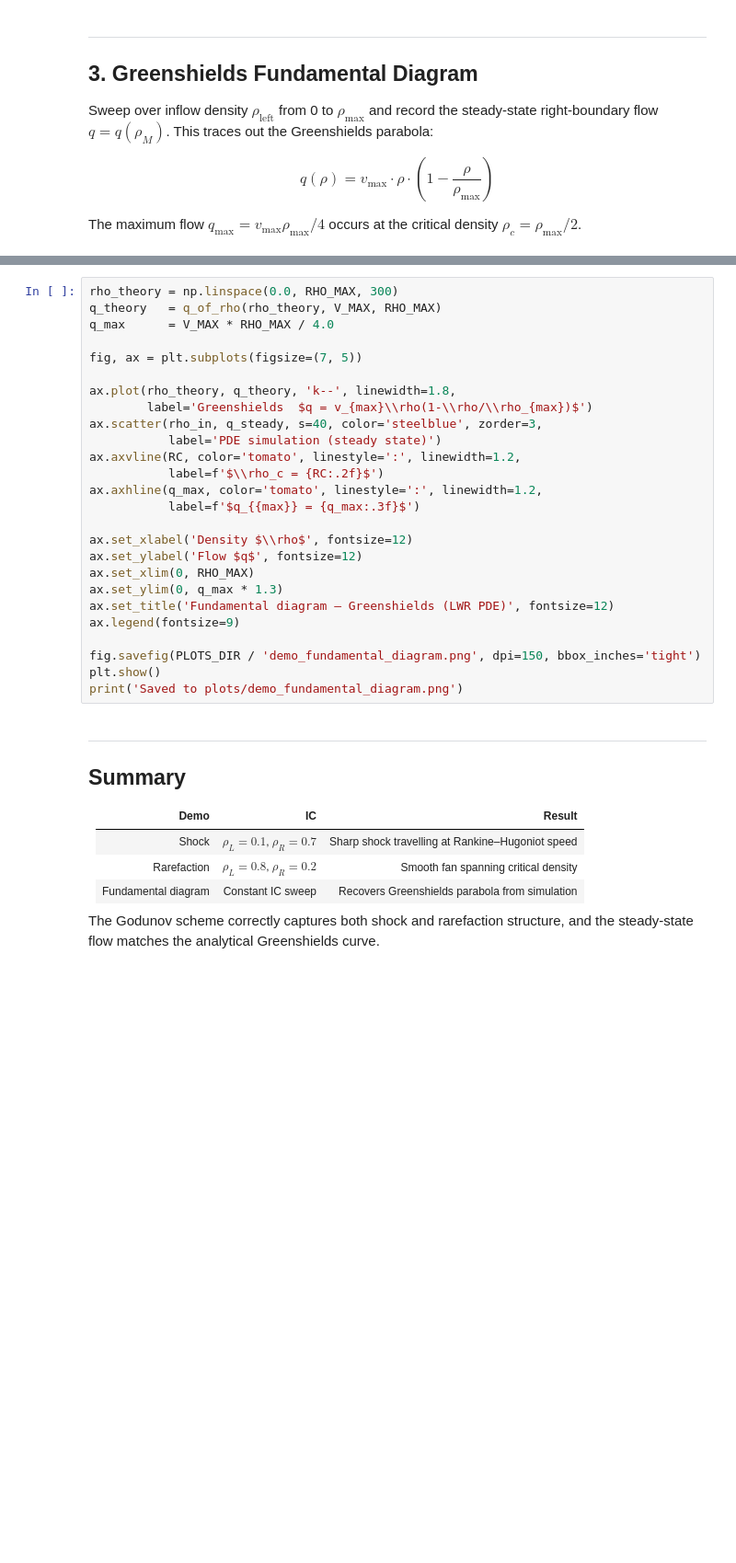
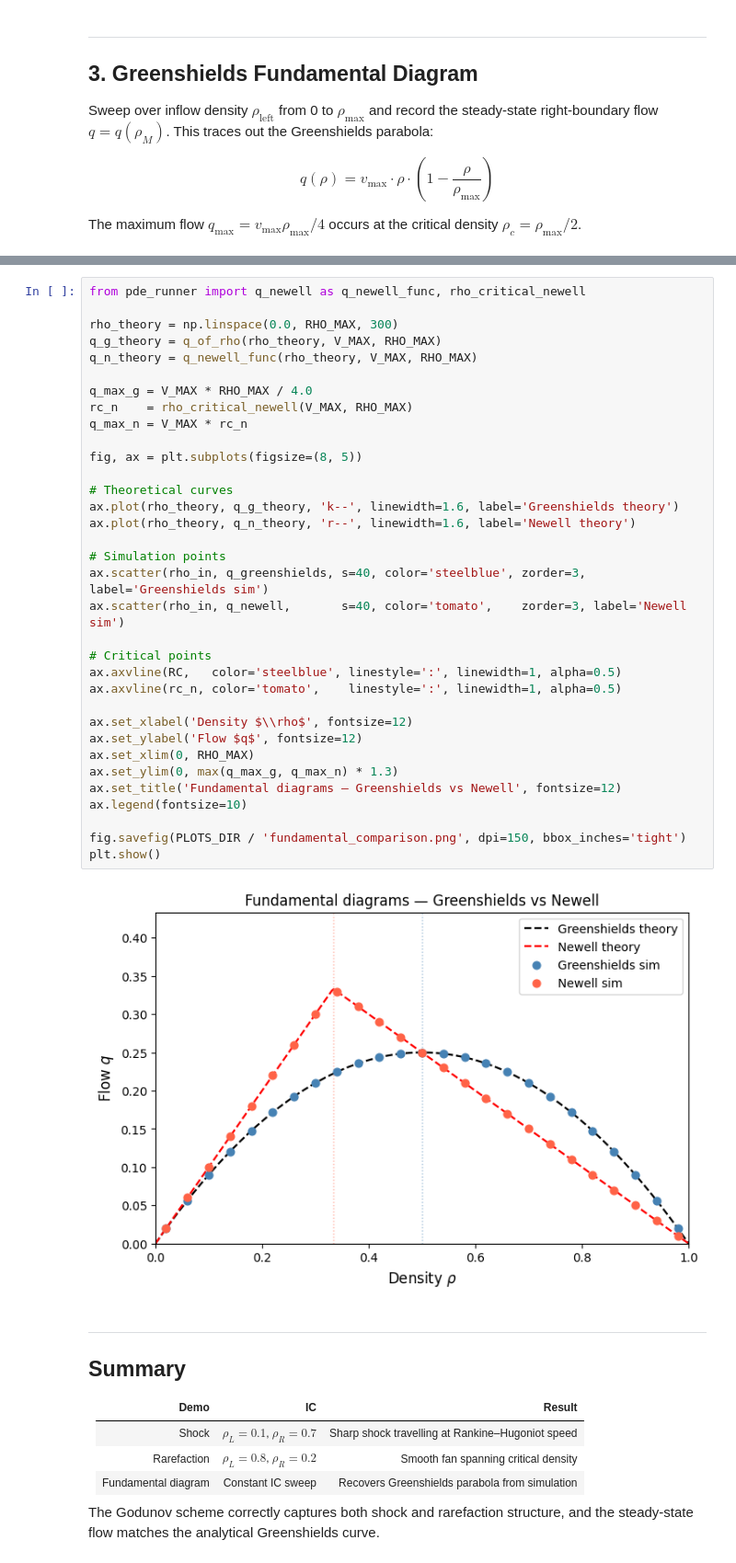
Before and after one commit to JasperA680/PX915, a Jupyter notebook: notebooks/pde_demo_.ipynb, the cells around one changed output, grey strips where cells are left out. Shown at 92% size. Cells and saved outputs as stored; diff of their text form; blank space fills up the shorter version.

Commit message:
Implemented Newell Closure with comparison diagram to Greenshields

```diff
--- a/notebooks/pde_demo_.ipynb
+++ b/notebooks/pde_demo_.ipynb
@@ -185,29 +225,39 @@ print('Sweep complete.')
 # %%
+from pde_runner import q_newell as q_newell_func, rho_critical_newell
+
 rho_theory = np.linspace(0.0, RHO_MAX, 300)
-q_theory   = q_of_rho(rho_theory, V_MAX, RHO_MAX)
-q_max      = V_MAX * RHO_MAX / 4.0
+q_g_theory = q_of_rho(rho_theory, V_MAX, RHO_MAX)
+q_n_theory = q_newell_func(rho_theory, V_MAX, RHO_MAX)
 
-fig, ax = plt.subplots(figsize=(7, 5))
+q_max_g = V_MAX * RHO_MAX / 4.0
+rc_n    = rho_critical_newell(V_MAX, RHO_MAX)
+q_max_n = V_MAX * rc_n
 
-ax.plot(rho_theory, q_theory, 'k--', linewidth=1.8,
-        label='Greenshields  $q = v_{max}\\rho(1-\\rho/\\rho_{max})$')
-ax.scatter(rho_in, q_steady, s=40, color='steelblue', zorder=3,
-           label='PDE simulation (steady state)')
-ax.axvline(RC, color='tomato', linestyle=':', linewidth=1.2,
-           label=f'$\\rho_c = {RC:.2f}$')
-ax.axhline(q_max, color='tomato', linestyle=':', linewidth=1.2,
-           label=f'$q_{{max}} = {q_max:.3f}$')
+fig, ax = plt.subplots(figsize=(8, 5))
+
+# Theoretical curves
+ax.plot(rho_theory, q_g_theory, 'k--', linewidth=1.6, label='Greenshields theory')
+ax.plot(rho_theory, q_n_theory, 'r--', linewidth=1.6, label='Newell theory')
+
+# Simulation points
+ax.scatter(rho_in, q_greenshields, s=40, color='steelblue', zorder=3, label='Greenshields sim')
+ax.scatter(rho_in, q_newell,       s=40, color='tomato',    zorder=3, label='Newell sim')
+
+# Critical points
+ax.axvline(RC,   color='steelblue', linestyle=':', linewidth=1, alpha=0.5)
+ax.axvline(rc_n, color='tomato',    linestyle=':', linewidth=1, alpha=0.5)
 
 ax.set_xlabel('Density $\\rho$', fontsize=12)
 ax.set_ylabel('Flow $q$', fontsize=12)
 ax.set_xlim(0, RHO_MAX)
-ax.set_ylim(0, q_max * 1.3)
-ax.set_title('Fundamental diagram — Greenshields (LWR PDE)', fontsize=12)
-ax.legend(fontsize=9)
+ax.set_ylim(0, max(q_max_g, q_max_n) * 1.3)
+ax.set_title('Fundamental diagrams — Greenshields vs Newell', fontsize=12)
+ax.legend(fontsize=10)
 
-fig.savefig(PLOTS_DIR / 'demo_fundamental_diagram.png', dpi=150, bbox_inches='tight')
+fig.savefig(PLOTS_DIR / 'fundamental_comparison.png', dpi=150, bbox_inches='tight')
 plt.show()
-print('Saved to plots/demo_fundamental_diagram.png')
+# %% [output]
+[figure, added]
 # %% [markdown]
 ---
 ## Summary
```
Also changed, not shown: parts of 6 cells of this notebook, 6 other files.
